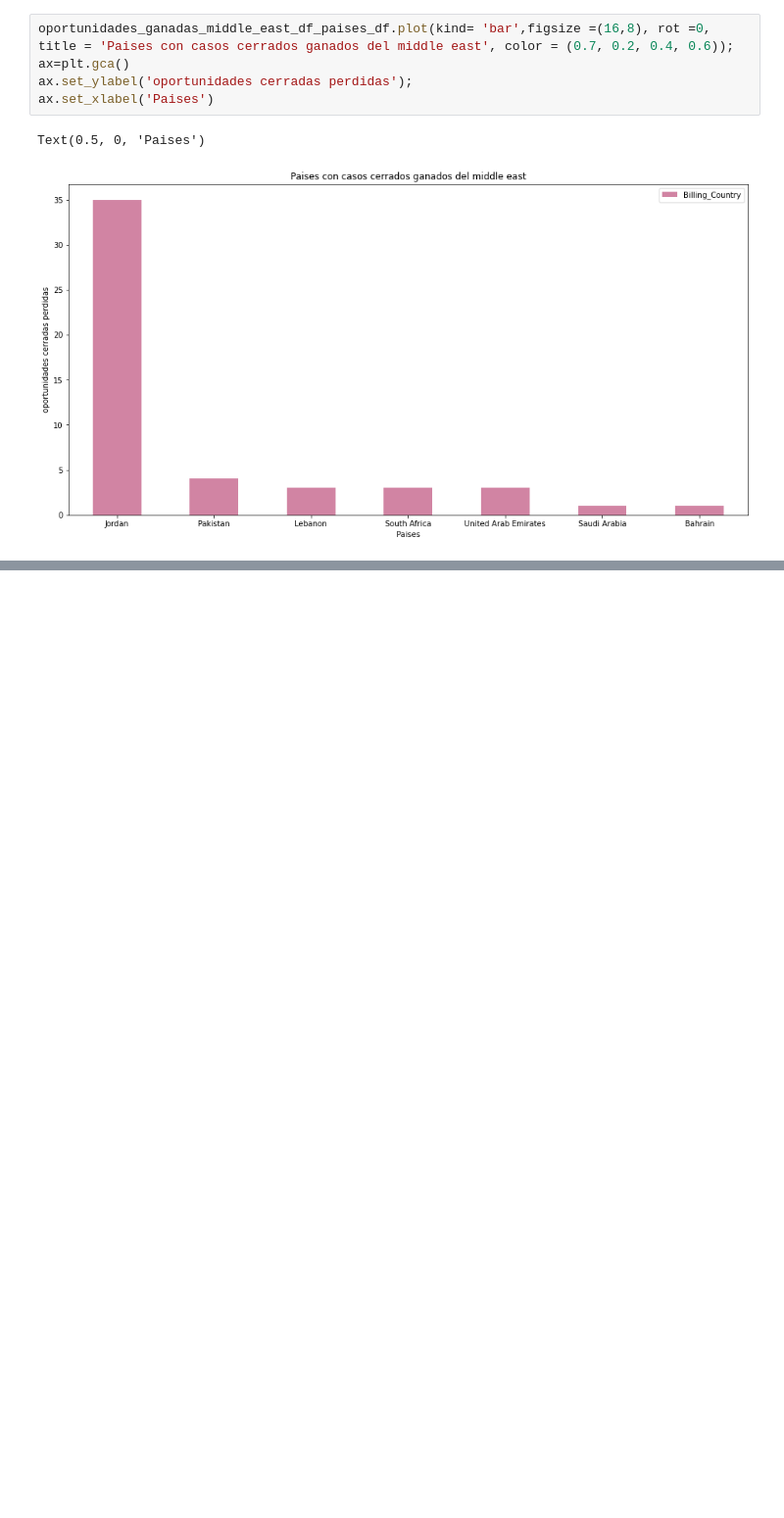
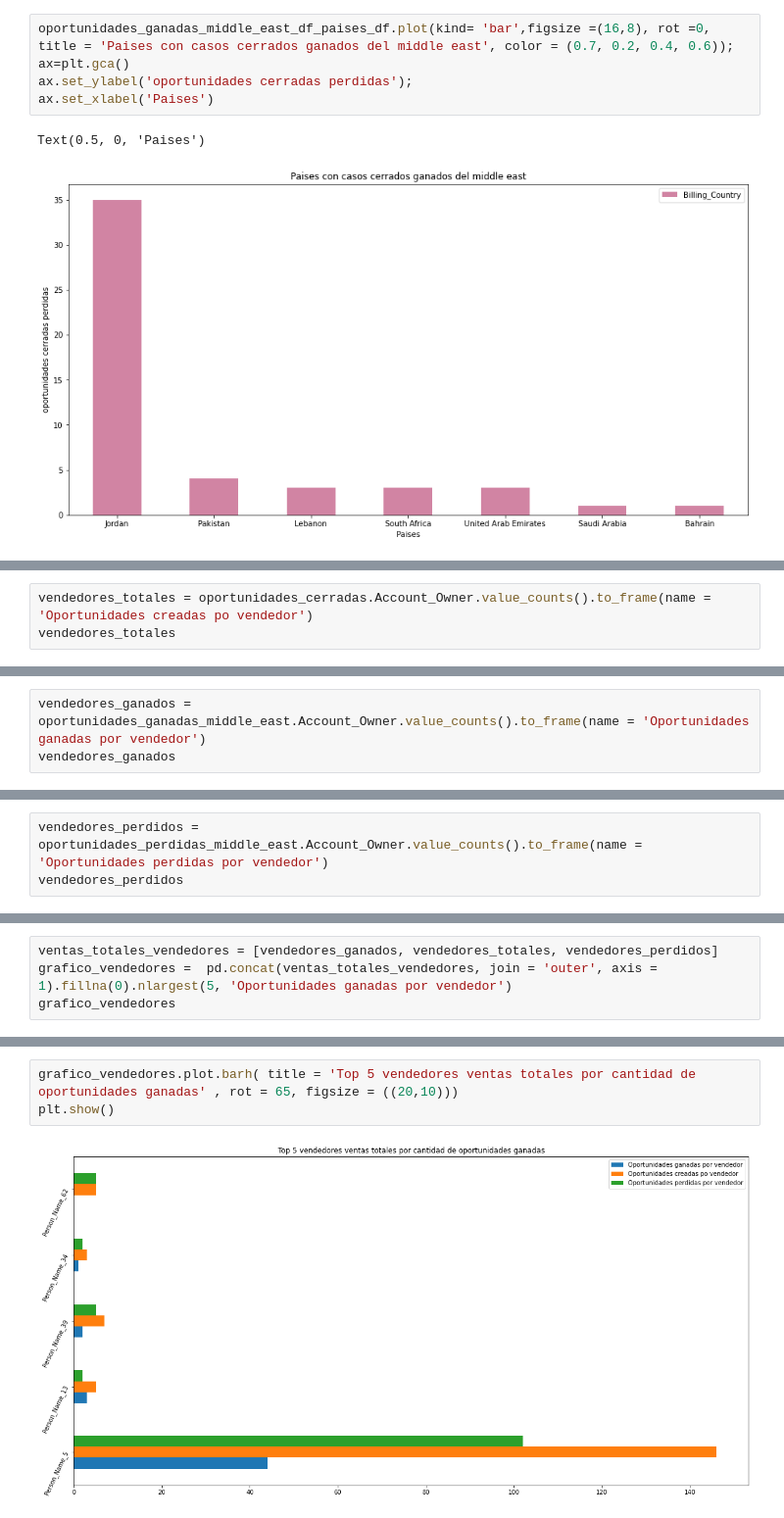
Before and after one commit to Ramaxx95/TP1-Orga-de-Datos, a Jupyter notebook: Visualizaciones/Region_Middle_East.ipynb, the cells around one changed output, grey strips where cells are left out. Shown at 98% size. Drawn from its saved outputs; the diff is of its cells as text; blank space fills up the shorter version.

```diff
--- a/Visualizaciones/Region_Middle_East.ipynb
+++ b/Visualizaciones/Region_Middle_East.ipynb
@@ -112,0 +174,3 @@ Text(0.5, 0, 'Paises')
+# %%
+vendedores_totales = oportunidades_cerradas.Account_Owner.value_counts().to_frame(name = 'Oportunidades creadas po vendedor')
+vendedores_totales
@@ -112,0 +188,3 @@ Text(0.5, 0, 'Paises')
+# %%
+vendedores_ganados = oportunidades_ganadas_middle_east.Account_Owner.value_counts().to_frame(name = 'Oportunidades ganadas por vendedor')
+vendedores_ganados
@@ -112,0 +197,3 @@ Text(0.5, 0, 'Paises')
+# %%
+vendedores_perdidos = oportunidades_perdidas_middle_east.Account_Owner.value_counts().to_frame(name = 'Oportunidades perdidas por vendedor')
+vendedores_perdidos
@@ -112,0 +211,4 @@ Text(0.5, 0, 'Paises')
+# %%
+ventas_totales_vendedores = [vendedores_ganados, vendedores_totales, vendedores_perdidos]
+grafico_vendedores =  pd.concat(ventas_totales_vendedores, join = 'outer', axis = 1).fillna(0).nlargest(5, 'Oportunidades ganadas por vendedor')
+grafico_vendedores
@@ -112,0 +222,5 @@ Text(0.5, 0, 'Paises')
+# %%
+grafico_vendedores.plot.barh( title = 'Top 5 vendedores ventas totales por cantidad de oportunidades ganadas' , rot = 65, figsize = ((20,10)))
+plt.show()
+# %% [output]
+[figure, added]
```
Also changed, not shown: parts of 13 cells of this notebook.
